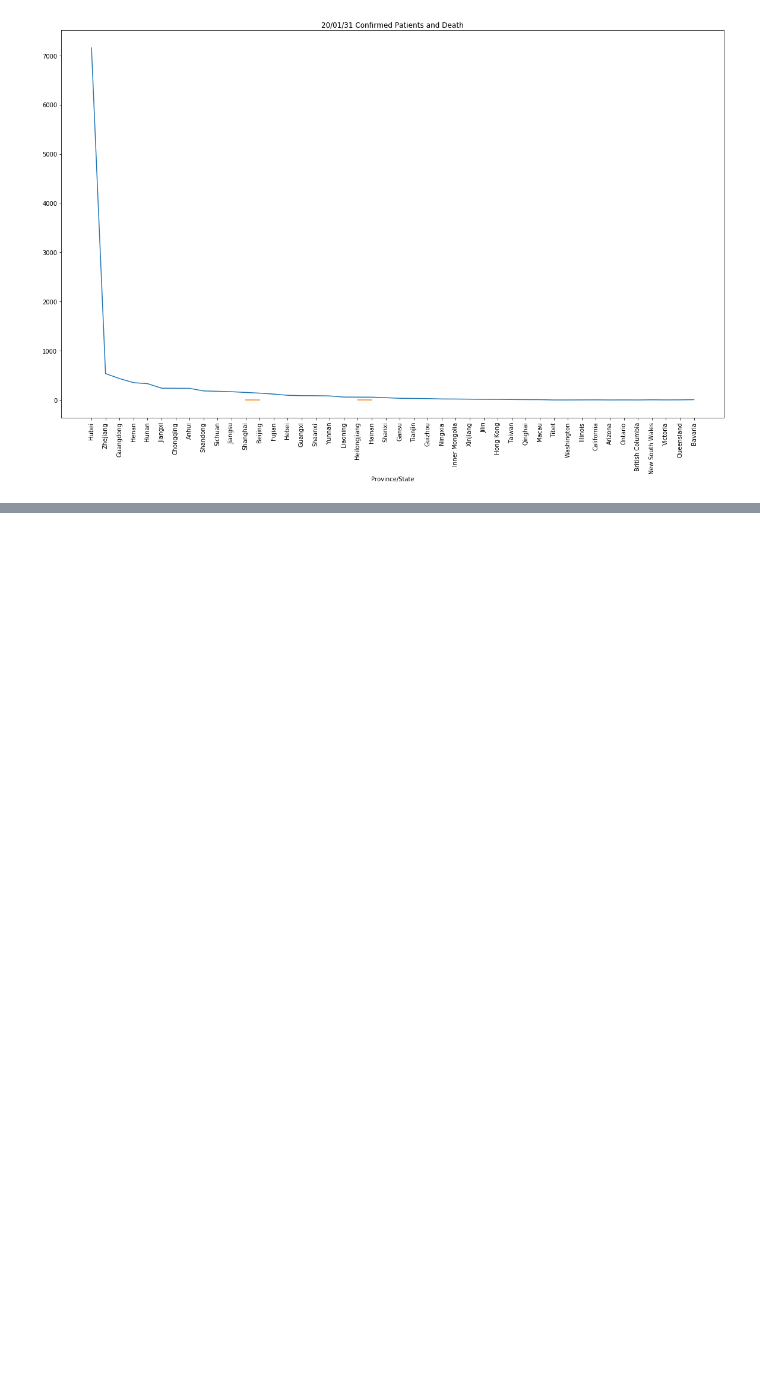
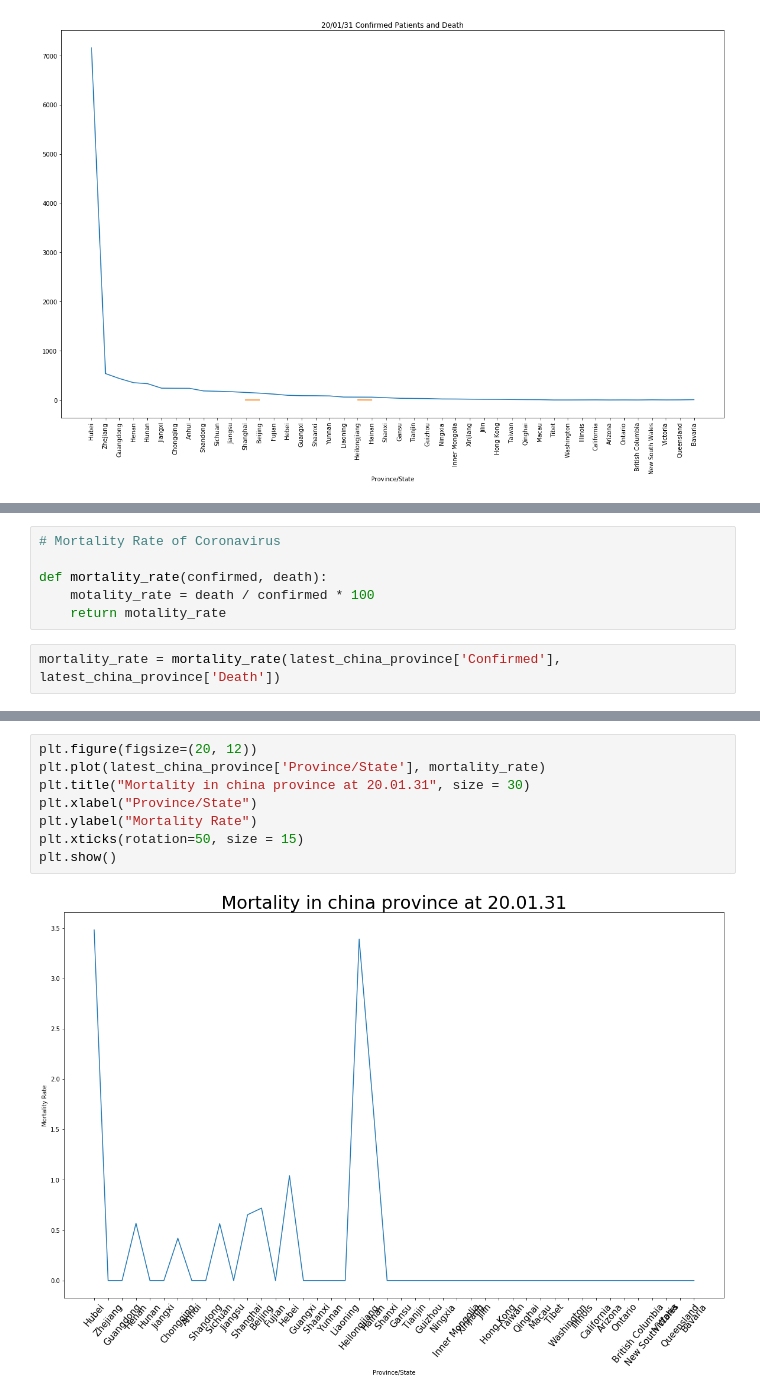
Before and after one commit to Steve-YJ/Dive-Deep-into-Wuhan-Corona, a Jupyter notebook: 02.Kaggle-coronavirus-visualization-~01.31.ipynb, the cells around one changed output, grey strips where cells are left out. Drawn from its saved outputs; the diff is of its cells as text; blank space fills up the shorter version.

```diff
--- a/02.Kaggle-coronavirus-visualization-~01.31.ipynb
+++ b/02.Kaggle-coronavirus-visualization-~01.31.ipynb
@@ -129,0 +154,8 @@ plt.show()
+# %%
+# Mortality Rate of Coronavirus
+
+def mortality_rate(confirmed, death):
+    motality_rate = death / confirmed * 100
+    return motality_rate
+# %%
+mortality_rate = mortality_rate(latest_china_province['Confirmed'], latest_china_province['Death'])
@@ -129,0 +170,10 @@ plt.show()
+# %%
+plt.figure(figsize=(20, 12))
+plt.plot(latest_china_province['Province/State'], mortality_rate)
+plt.title("Mortality in china province at 20.01.31", size = 30)
+plt.xlabel("Province/State")
+plt.ylabel("Mortality Rate")
+plt.xticks(rotation=50, size = 15)
+plt.show()
+# %% [output]
+[figure, added]
```
Also changed, not shown: parts of 12 cells of this notebook.
